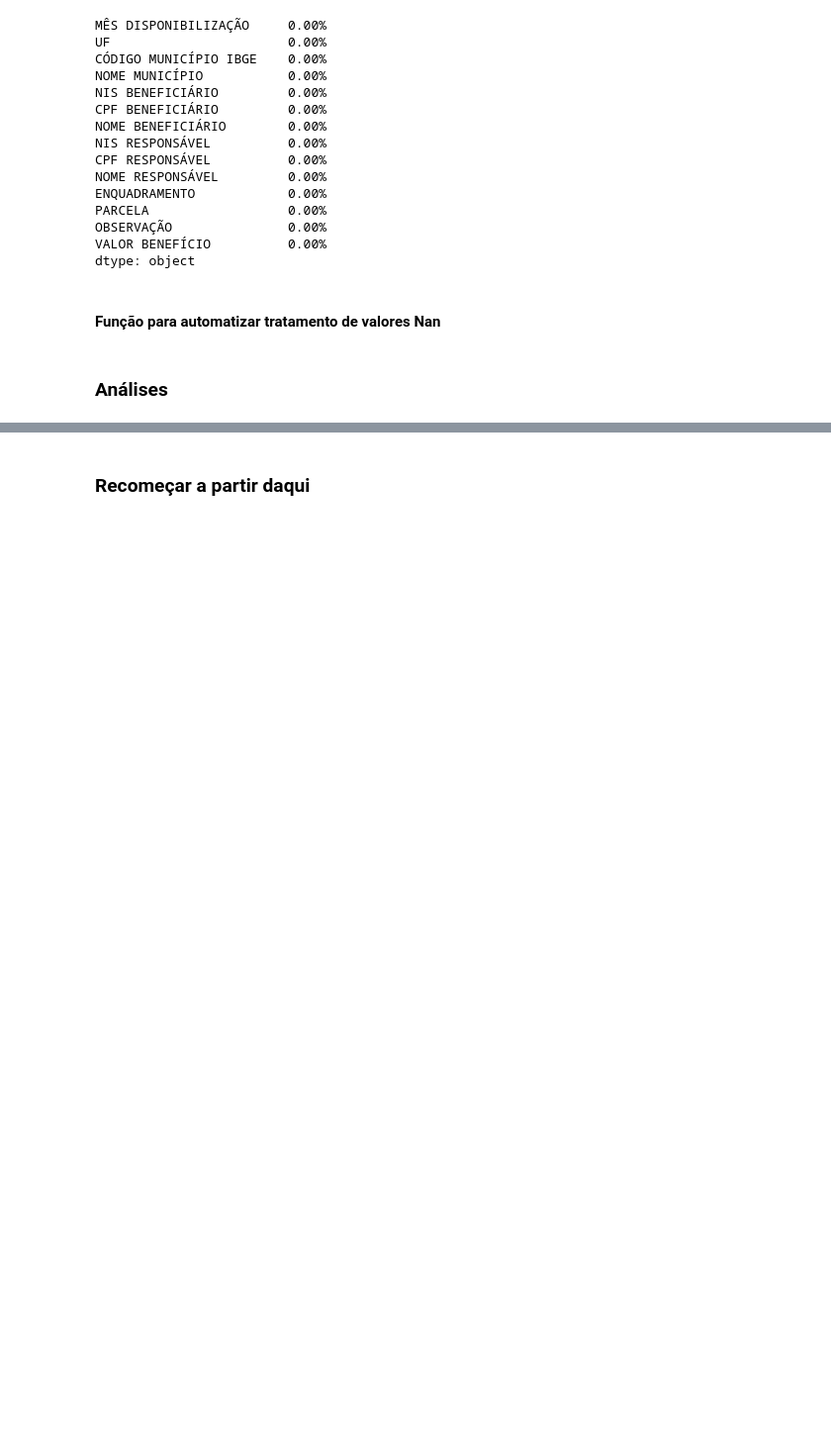
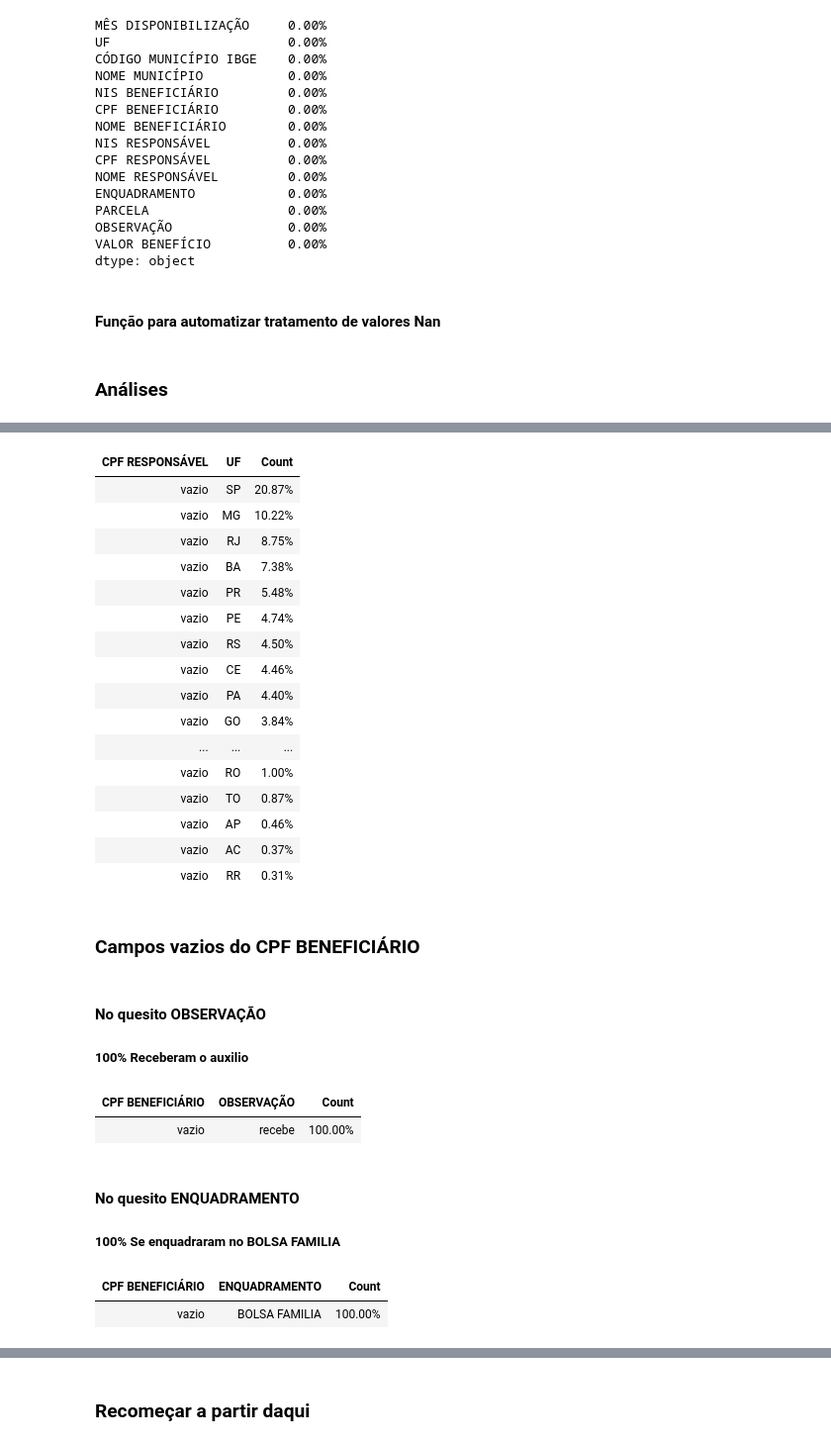
Before and after one commit to leandrofusco/Auxilio_emergencial, a Jupyter notebook: Analise_auxilio_emergencial.ipynb, the cells around one changed output, grey strips where cells are left out. Shown: that part at 99% size. Saved outputs shown, nothing was run; the diff lists cells and outputs as text; code cells hidden in the pictures; blank space fills up the shorter version.

Commit message:
c-02 Criação de função para automatizar etapas do pré-processamento e para geração de tabela com gráfico

```diff
--- a/Analise_auxilio_emergencial.ipynb
+++ b/Analise_auxilio_emergencial.ipynb
@@ -313,0 +262,11 @@ Enquadramento
+# %%
+# Função para retornar o valor único de uma variável groupby para outra
+def groupby_filter_percent(df, groupby, val_unico, var):
+
+    df_plot = df.groupby([groupby])[var]\
+                 .value_counts(normalize=True)\
+                 .filter(like=val_unico)\
+                 .to_frame('Count')\
+                 .reset_index()\
+
+    return df_plot.style.format({'Count': '{:.2%}'}).bar(subset='Count', color='lightblue').hide_index()
@@ -313,0 +327,40 @@ Enquadramento
+# %%
+groupby_filter_percent(df_202004, 'CPF RESPONSÁVEL', 'vazio', 'UF')
+# %% [output]
+| CPF RESPONSÁVEL | UF | Count |
+| vazio | SP | 20.87% |
+| vazio | MG | 10.22% |
+| vazio | RJ | 8.75% |
+| vazio | BA | 7.38% |
+| vazio | PR | 5.48% |
+| vazio | PE | 4.74% |
+| vazio | RS | 4.50% |
+| vazio | CE | 4.46% |
+| vazio | PA | 4.40% |
+| vazio | GO | 3.84% |
+| ... | ... | ... |
+| vazio | RO | 1.00% |
+| vazio | TO | 0.87% |
+| vazio | AP | 0.46% |
+| vazio | AC | 0.37% |
+| vazio | RR | 0.31% |
+# %% [markdown]
+### Campos vazios do CPF BENEFICIÁRIO
+# %% [markdown]
+#### No quesito OBSERVAÇÃO
+##### 100%  Receberam o auxilio
+# %%
+# Nessa amostra do mês de abril de 2020 todas CPF BENEFICÍARIO com o campo vazio receberam o auxilio
+groupby_filter_percent(df_202004, 'CPF BENEFICIÁRIO', 'vazio', 'OBSERVAÇÃO')
+# %% [output]
+| CPF BENEFICIÁRIO | OBSERVAÇÃO | Count |
+| vazio | recebe | 100.00% |
+# %% [markdown]
+#### No quesito ENQUADRAMENTO
+##### 100% Se enquadraram no BOLSA FAMILIA
+# %%
+# Nessa amostra do mês de abril de 2020 todas CPF BENEFICÍARIO com o campo vazio se enquadravam no BOLSA FAMILIA
+groupby_filter_percent(df_202004, 'CPF BENEFICIÁRIO', 'vazio', 'ENQUADRAMENTO')
+# %% [output]
+| CPF BENEFICIÁRIO | ENQUADRAMENTO | Count |
+| vazio | BOLSA FAMILIA | 100.00% |
```
Also changed, not shown: parts of 48 cells of this notebook.
